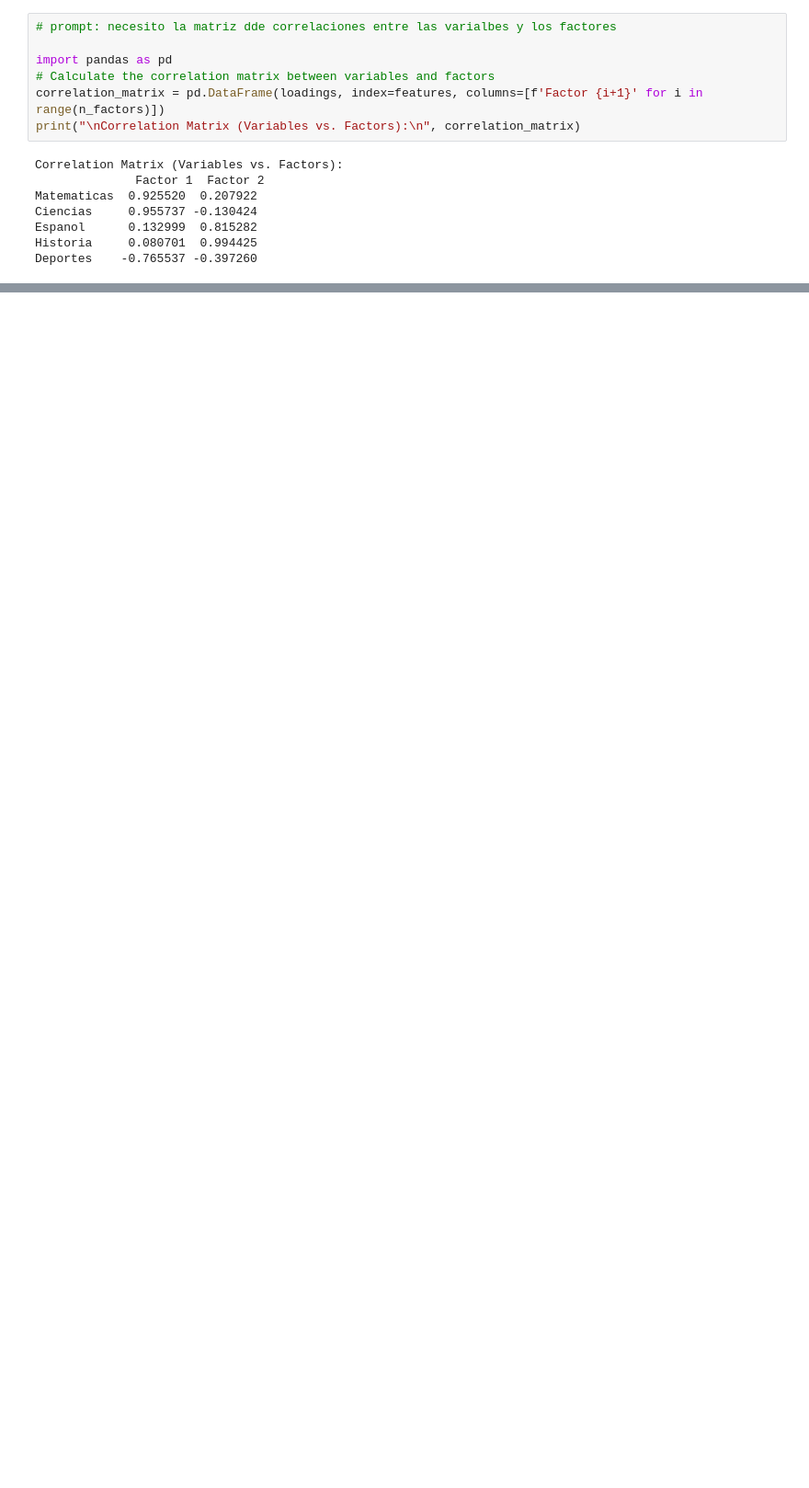
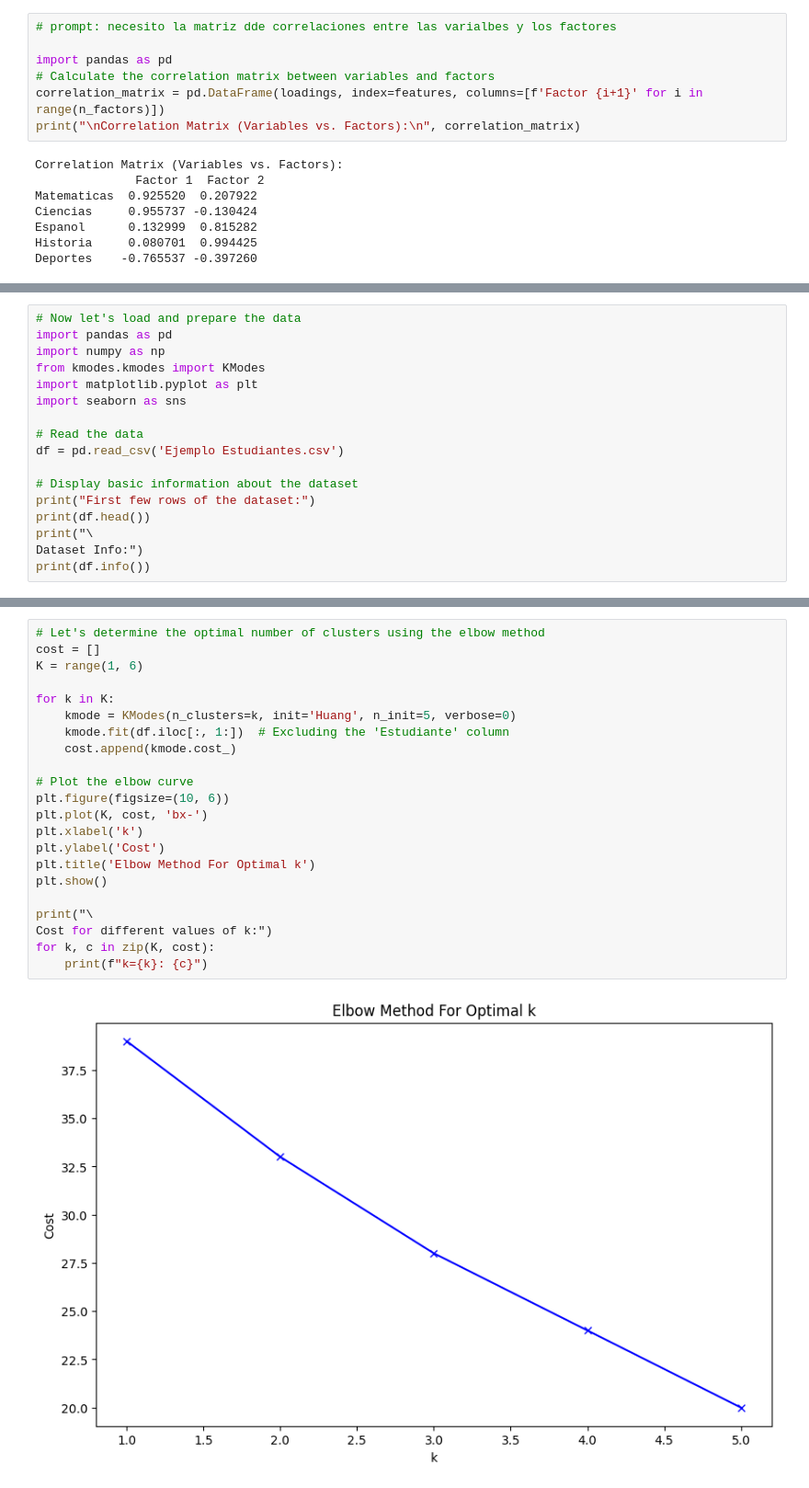
Before and after one commit to jaimeisaac2020/Python-analsisis-basicos, a Jupyter notebook: cluster_de_estudiantes.ipynb, the cells around one changed output, grey strips where cells are left out. Shown at 92% size. Cells and saved outputs as stored; diff of their text form; blank space fills up the shorter version.

```diff
--- a/cluster_de_estudiantes.ipynb
+++ b/cluster_de_estudiantes.ipynb
@@ -684,0 +554,17 @@ Deportes    -0.765537 -0.397260
+# %%
+# Now let's load and prepare the data
+import pandas as pd
+import numpy as np
+from kmodes.kmodes import KModes
+import matplotlib.pyplot as plt
+import seaborn as sns
+
+# Read the data
+df = pd.read_csv('Ejemplo Estudiantes.csv')
+
+# Display basic information about the dataset
+print("First few rows of the dataset:")
+print(df.head())
+print("\
+Dataset Info:")
+print(df.info())
@@ -684,0 +589,24 @@ Deportes    -0.765537 -0.397260
+# %%
+# Let's determine the optimal number of clusters using the elbow method
+cost = []
+K = range(1, 6)
+
+for k in K:
+    kmode = KModes(n_clusters=k, init='Huang', n_init=5, verbose=0)
+    kmode.fit(df.iloc[:, 1:])  # Excluding the 'Estudiante' column
+    cost.append(kmode.cost_)
+
+# Plot the elbow curve
+plt.figure(figsize=(10, 6))
+plt.plot(K, cost, 'bx-')
+plt.xlabel('k')
+plt.ylabel('Cost')
+plt.title('Elbow Method For Optimal k')
+plt.show()
+
+print("\
+Cost for different values of k:")
+for k, c in zip(K, cost):
+    print(f"k={k}: {c}")
+# %% [output]
+[figure, added]
```
Also changed, not shown: parts of 14 cells of this notebook.
